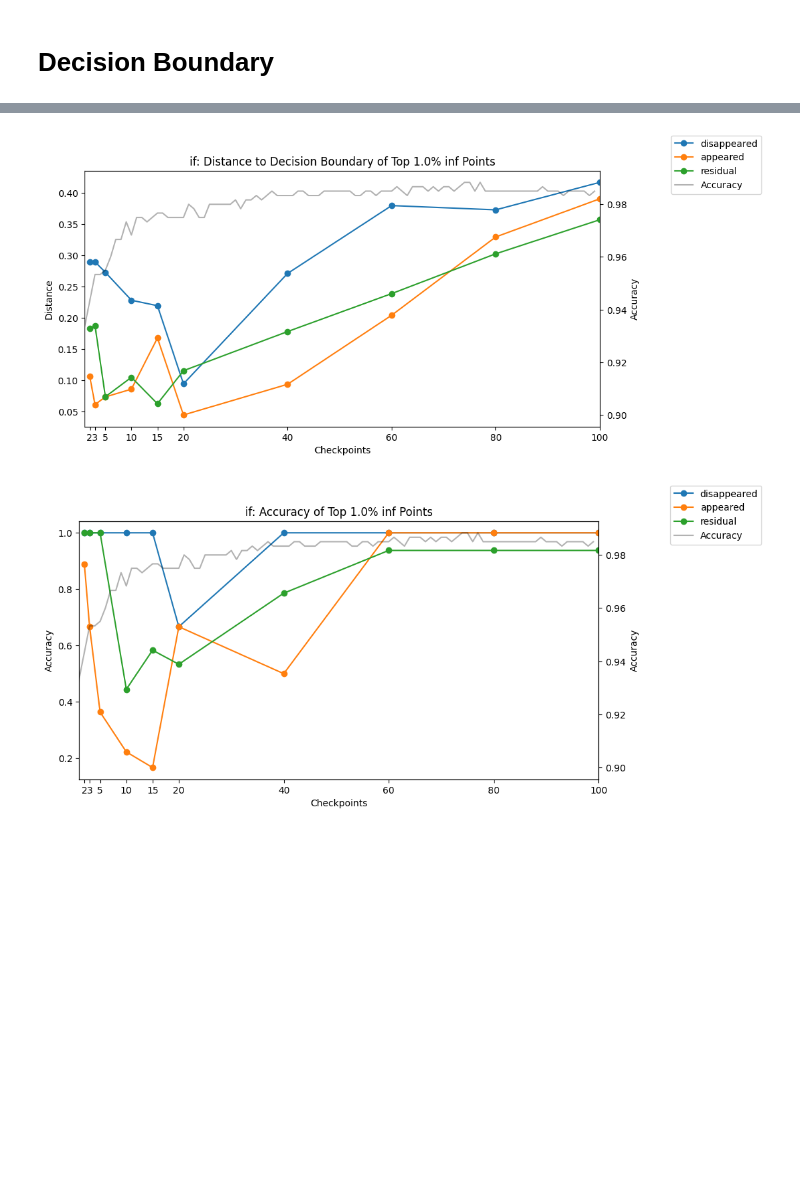
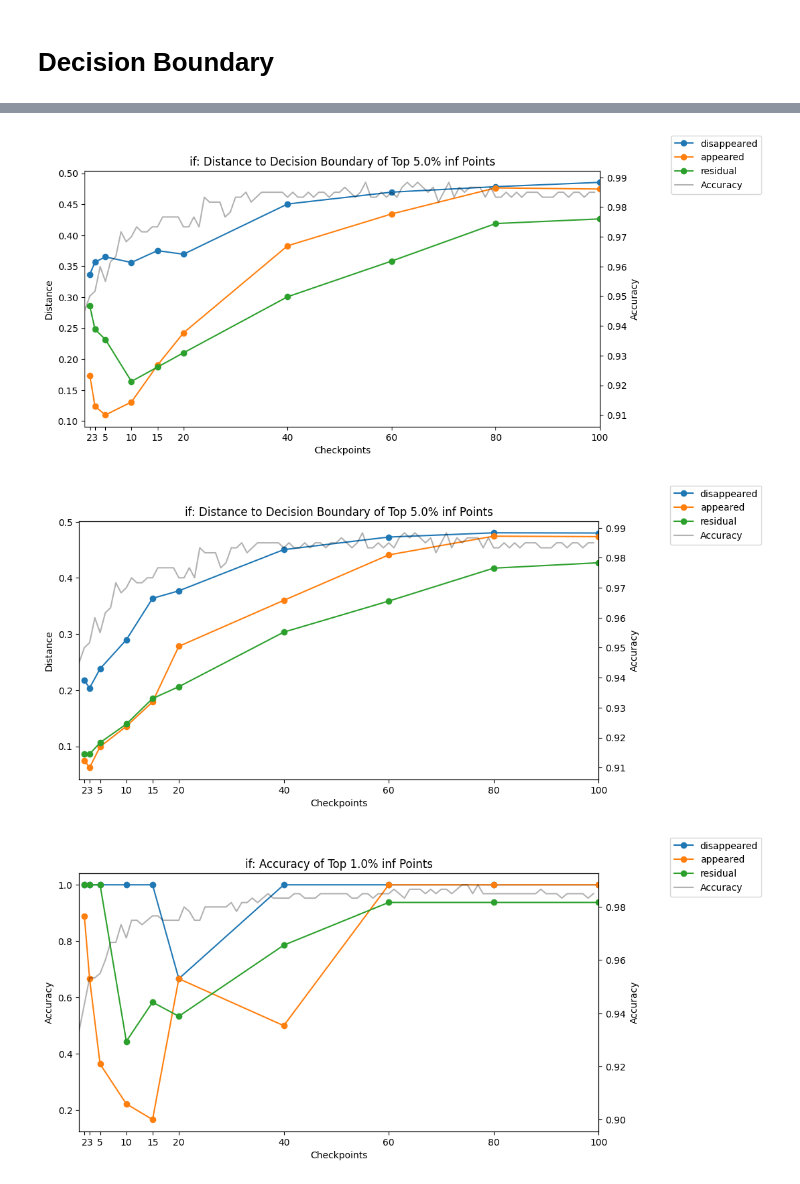
Before and after one commit to Rachelcoll/EULoInf, a Jupyter notebook: noteboooks/02_cv_models.ipynb, the cells around one changed output, grey strips where cells are left out. Saved outputs shown, nothing was run; the diff lists cells and outputs as text; code cells hidden in the pictures; blank space fills up the shorter version.

Commit message:
update tracin; cosine similarity

```diff
--- a/noteboooks/02_cv_models.ipynb
+++ b/noteboooks/02_cv_models.ipynb
@@ -105,7 +125,7 @@ dogfish_influence_if = save_objs_dict["influences_if"]
 # dogfish_influence_tracin = save_objs_dict["influences_tracin"]
 validate_dict, rand_dict = create_influences_dict(save_objs_dict, checkpoint_labels, scoring_methods)
 # %%
-influences_methods = [dogfish_influence_if]
+influences_methods = [dogfish_influence_if, dogfish_no_hessian_if, dogfish_influence_tracin]
 
 p = 0.05
 
@@ -162,7 +186,7 @@ for i in range(len(scoring_methods)):
         "title": f"{scoring_methods[i]}: Internal Euclidean Distance",
         "y_label": "inter-distance",
         "data": [topinf_int_distances, lastinf_int_distances, rand_int_distances],
-        "legend_labels": [f"top {p*100}% influential", f"least {p*100}% data", f"random {p*100*10}% data"],
+        "legend_labels": [f"top {p*100}% influential", f"least {p*100}% data", f"random {p*100}% data"],
         # "highlight_regions": [(0, 3), (3, 100)]
     }
     plot_var_acc_legends(x_vals, checkpoint_labels, accuracies, **kwargs)
@@ -336,5 +375,5 @@ for i in range(len(scoring_methods)):
     pw_similarities_lowp = pairwise_similarity(top_inf_indices(influences_methods[i], int(p*num_data)))
     pw_similarities_highp = pairwise_similarity(top_inf_indices(influences_methods[i], int(0.1*num_data)))
 
-    plot_similar_indices(pw_similarities_lowp, pw_similarities_highp, checkpoint_labels, p)
+    plot_similar_indices(pw_similarities_lowp, checkpoint_labels, p, pw_similarities_highp)
 # %% [output]
@@ -363,0 +382,10 @@ for k in range(len(scoring_methods)):
+# %%
+p = 0.01
+embeds_dict = generate_embed_dict(p)
+for k in range(len(scoring_methods)):
+    topinf_cos = pw_cos_similarity(embeds_dict[scoring_methods[k]]["top"])
+    lastinf_cos = pw_cos_similarity(embeds_dict[scoring_methods[k]]["last"])
+    rand_cos = pw_cos_similarity(embeds_dict[scoring_methods[k]]["random"])
+    plot_cosine_similarity(topinf_cos, checkpoint_labels, p, scoring_methods[k])
+    plot_cosine_similarity(lastinf_cos, checkpoint_labels, p, scoring_methods[k], kind="Last")
+    plot_cosine_similarity(rand_cos, checkpoint_labels, p, scoring_methods[k], kind="Random")
@@ -391,45 +427,47 @@ for i in range(len(scoring_methods)):
 # %%
-p = 0.01
-topinf_indexes = top_inf_indices(dogfish_influence_if, int(p*num_data))
+p = 0.05
 def generate_dist_to_decision_boundary(model, dataset):
     outputs = torch.tensor([model(torch.tensor(data[0]).unsqueeze(0)) for data in dataset])
     distance_to_dec_boundary = torch.mean(torch.abs(outputs - 0.5))
     return distance_to_dec_boundary
 
-disappeared_distances = []
-appeared_distances = []
-residual_distances = []
+for i in range(len(influences_methods)):
+    topinf_indexes = top_inf_indices(influences_methods[i], int(p*num_data))
+    disappeared_distances = []
+    appeared_distances = []
+    residual_distances = []
 
-for i in range(1, len(topinf_indexes)):
-    checkpoint = checkpoints_filepaths[i]
-    optimizer = torch.optim.Adam(V3FC().parameters(), lr=1e-4)
-    model, _, _, _ = load_checkpoint(V3FC().to(device), optimizer, checkpoint)
+    for i in range(1, len(topinf_indexes)):
+        checkpoint = checkpoints_filepaths[i]
+        optimizer = torch.optim.Adam(V3FC().parameters(), lr=1e-4)
+        model, _, _, _ = load_checkpoint(V3FC().to(device), optimizer, checkpoint)
 
-    disappear_topinf_indices = set(topinf_indexes[i-1]).difference(set(topinf_indexes[i]))
-    disappear_subset = Subset(embeds_train_dataset, list(disappear_topinf_indices))
-    disappear_dist = generate_dist_to_decision_boundary(model, disappear_subset)
-    disappeared_distances.append(disappear_dist)
+        disappear_topinf_indices = set(topinf_indexes[i-1]).difference(set(topinf_indexes[i]))
+        disappear_subset = Subset(embeds_train_dataset, list(disappear_topinf_indices))
+        disappear_dist = generate_dist_to_decision_boundary(model, disappear_subset)
+        disappeared_distances.append(disappear_dist)
 
-    newly_appeared_indices = set(topinf_indexes[i]).difference(topinf_indexes[i-1])
-    appeared_subset = Subset(embeds_train_dataset, list(newly_appeared_indices))
-    appeared_dist = generate_dist_to_decision_boundary(model, appeared_subset)
-    appeared_distances.append(appeared_dist)
+        newly_appeared_indices = set(topinf_indexes[i]).difference(topinf_indexes[i-1])
+        appeared_subset = Subset(embeds_train_dataset, list(newly_appeared_indices))
+        appeared_dist = generate_dist_to_decision_boundary(model, appeared_subset)
+        appeared_distances.append(appeared_dist)
 
-    residual_indices = set(topinf_indexes[i]).intersection(topinf_indexes[i-1])
-    residual_subset = Subset(embeds_train_dataset, list(residual_indices))
-    residual_dist = generate_dist_to_decision_boundary(model, residual_subset)
-    residual_distances.append(residual_dist)
+        residual_indices = set(topinf_indexes[i]).intersection(topinf_indexes[i-1])
+        residual_subset = Subset(embeds_train_dataset, list(residual_indices))
+        residual_dist = generate_dist_to_decision_boundary(model, residual_subset)
+        residual_distances.append(residual_dist)
 
-kwargs = {
-    "data": [disappeared_distances, appeared_distances, residual_distances],
-    "title": f"if: Distance to Decision Boundary of Top {p*100}% inf Points",
-    "y_label": "Distance",
-    "legend_labels": ["disappeared", "appeared", "residual"]
-}
+    kwargs = {
+        "data": [disappeared_distances, appeared_distances, residual_distances],
+        "title": f"if: Distance to Decision Boundary of Top {p*100}% inf Points",
+        "y_label": "Distance",
+        "legend_labels": ["disappeared", "appeared", "residual"]
+    }
 
-plot_var_acc_legends(x_vals, checkpoint_labels[1:], accuracies, **kwargs)
+    plot_var_acc_legends(x_vals, checkpoint_labels[1:], accuracies, **kwargs)
 # %% [output]
-[figure, old version]
+[figure, new version]
+[figure, added]
 # %%
 topinf_indexes = top_inf_indices(dogfish_influence_if, int(p*num_data))
 def compute_accuracy(model, dataset):
```
Also changed, not shown: parts of 20 cells of this notebook, 13 other files.
